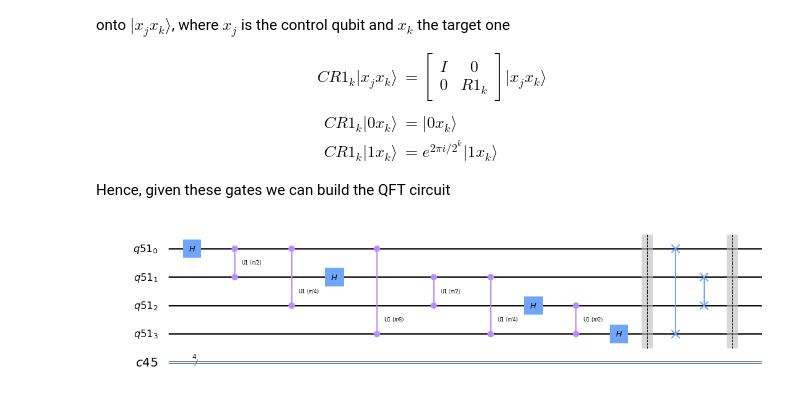
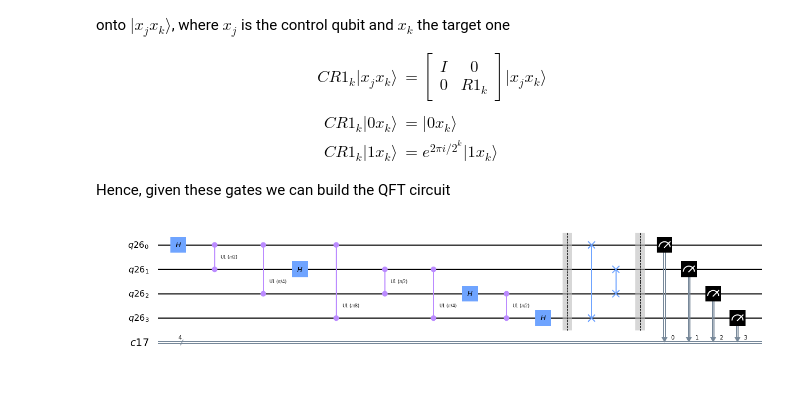
Before and after one commit to matheusmtta/Quantum-Computing, a Jupyter notebook: Algorithms/QFT.ipynb, the cells around one changed output. Cells and saved outputs as stored; diff of their text form; code cells hidden in the pictures.

```diff
--- a/Algorithms/QFT.ipynb
+++ b/Algorithms/QFT.ipynb
@@ -116,34 +116,23 @@ def myQFT(mcq, n):
             angle = math.pi/2**(x_j-x_k)
             mcq.cu1(angle, x_j, x_k)
 # %%
-n = 3
+n = 4
 qbt1 = QuantumRegister(n)
 cbt1 = ClassicalRegister(n)
-qbt2 = QuantumRegister(n)
-cbt2 = ClassicalRegister(n)
 mcq1 = QuantumCircuit(qbt1, cbt1)
-mcq2 = QuantumCircuit(qbt2, cbt2)
 
 myQFT(mcq1, n)
 mcq1.barrier()
 reflect(mcq1, n)
 mcq1.barrier()
 
-mcq2.append(QFT(n, do_swaps=True), qbt2)
-
 mcq1.measure(range(n), range(n))
-mcq2.measure(range(n), range(n))
 
 backend = BasicAer.get_backend('qasm_simulator')
 atp = 1024
-res = execute(mcq2, backend=backend, shots=atp).result()
+res = execute(mcq1, backend=backend, shots=atp).result()
 ans1 = res.get_counts()
 
-backend = BasicAer.get_backend('qasm_simulator')
-atp = 1024
-res = execute(mcq2, backend=backend, shots=atp).result()
-ans2 = res.get_counts()
-
-mcq.draw('mpl')
+mcq1.draw('mpl')
 # %% [output]
-[figure, old version]
+[figure, new version]
```
Also changed, not shown: parts of 2 cells of this notebook.
